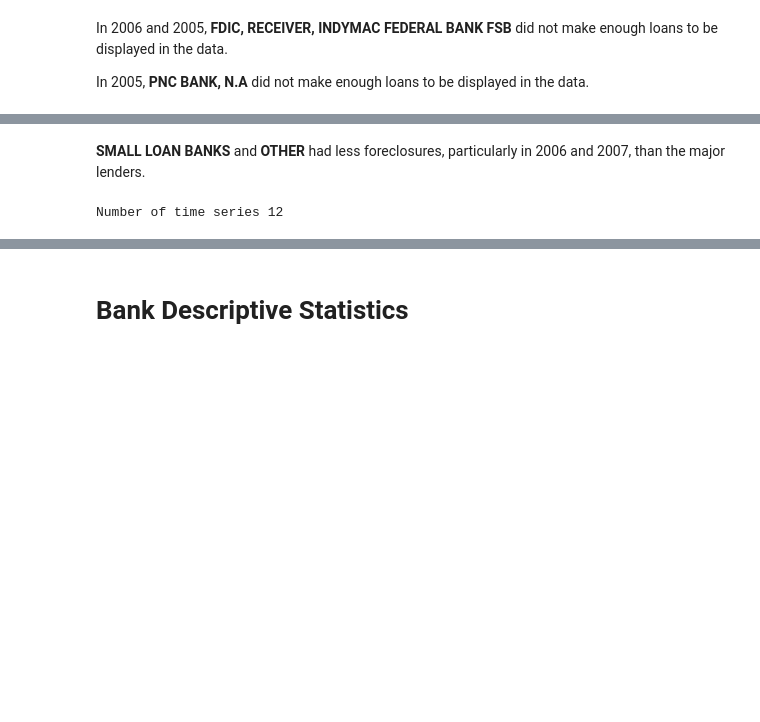
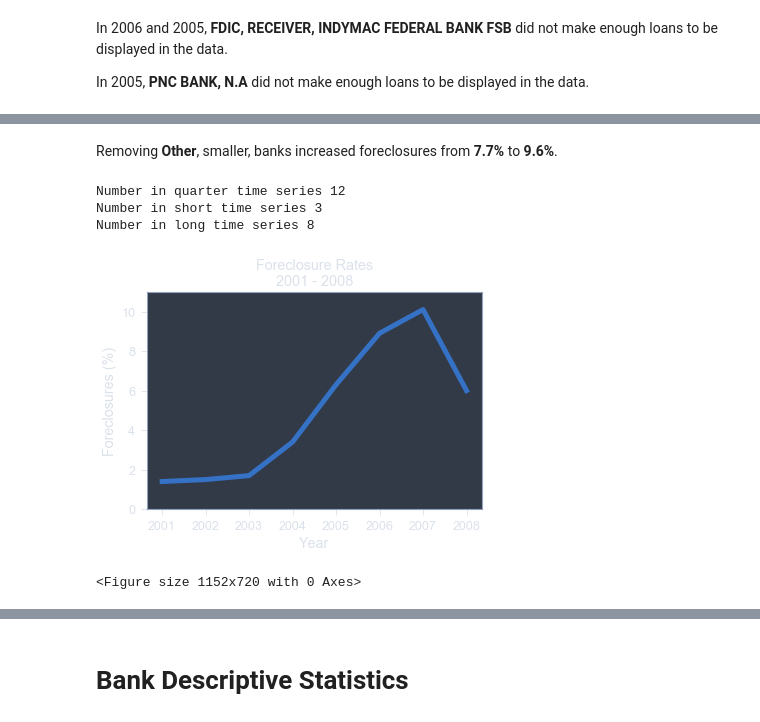
Before and after one commit to Siebelm/Home, a Jupyter notebook: Fannie_Mae/Scripts/Data_Mining.ipynb, the cells around one changed output, grey strips where cells are left out. Drawn from its saved outputs; the diff is of its cells as text; code cells hidden in the pictures; blank space fills up the shorter version.

```diff
--- a/Fannie_Mae/Scripts/Data_Mining.ipynb
+++ b/Fannie_Mae/Scripts/Data_Mining.ipynb
@@ -97 +154,4 @@ In 2005, **PNC BANK, N.A** did not make enough loans to be displayed in the data
+# %%
+# Drop other banks
+df_load = df_load.loc[df_load['Bank'] != 'Other',:]
 # %%
@@ -170,19 +193,58 @@ Year 2007
-# %% [markdown]
-**SMALL LOAN BANKS** and **OTHER** had less foreclosures, particularly in 2006 and 2007, than the major lenders.
-# %%
-df_YrQtr = {}
-YrQtr = {}
-Qtr = ('Q1', 'Q2', 'Q3', 'Q4')
-Yr = ('2005', '2006', '2007')
-i = 0
-for yr in Yr:
-    for qtr in Qtr:
-        df_YrQtr[i] = pd.DataFrame(df)
-        df_YrQtr[i] = df_YrQtr[i].loc[df_YrQtr[i]['File Year']==yr,:]
-        df_YrQtr[i] = df_YrQtr[i].loc[df_YrQtr[i]['File Quarter']==qtr,:]
-        YrQtr[i] = str(yr + qtr)
-        i += 1
-
-print('Number of time series', len(df_YrQtr))
-# %% [output]
-Number of time series 12
+# %% [markdown]
+Removing **Other**, smaller, banks increased foreclosures from **7.7%** to **9.6%**.
+# %%
+# Quarter Version
+YrQtr = {}
+Qtr = ('Q1', 'Q2', 'Q3', 'Q4')
+Yr = range(2006,2009)
+i = 0
+for yr in Yr:
+    for qtr in Qtr:
+        YrQtr[i] = str(str(yr) + qtr)
+        i += 1
+
+# Short Version
+YrShort = {}
+Yr = range(2006,2009)
+i = 0
+for yr in Yr:
+    YrShort[i] = str(yr)
+    i += 1
+
+# Long Version
+df_YrLong = {}
+YrLong = {}
+Yr = range(2001,2009)
+i = 0
+for yr in Yr:
+    YrLong[i] = int(yr)
+    i += 1
+
+print('Number in quarter time series', len(YrQtr))
+print('Number in short time series', len(YrShort))
+print('Number in long time series', len(YrLong))
+# %% [output]
+Number in quarter time series 12
+Number in short time series 3
+Number in long time series 8
+# %%
+plot_yr = {}
+plot_df = pd.DataFrame(index=['Foreclosed (%)'], columns=YrLong.values())
+
+for j in range(len(YrLong)):
+    plot_yr[j] = Overall_Data(YrQtr = YrLong[j], df = df_load).iloc[1,0]
+    plot_df.iloc[:,j] = plot_yr[j]
+
+fig, ax = plt.subplots()
+fig = plt.figure(figsize=(16,10))
+ax.plot(plot_df.columns, plot_df.iloc[0,:], linewidth=5, alpha=1)
+
+ax.set_title('Foreclosure Rates\n2001 - 2008')
+ax.axis(ymin=0, ymax=11)
+ax.set_ylabel('Foreclosures (%)')
+ax.set_xlabel('Year')
+
+plt.show()
+# %% [output]
+[figure, added]
+<Figure size 1152x720 with 0 Axes>
```
Also changed, not shown: parts of 99 cells of this notebook, 3 other files.
